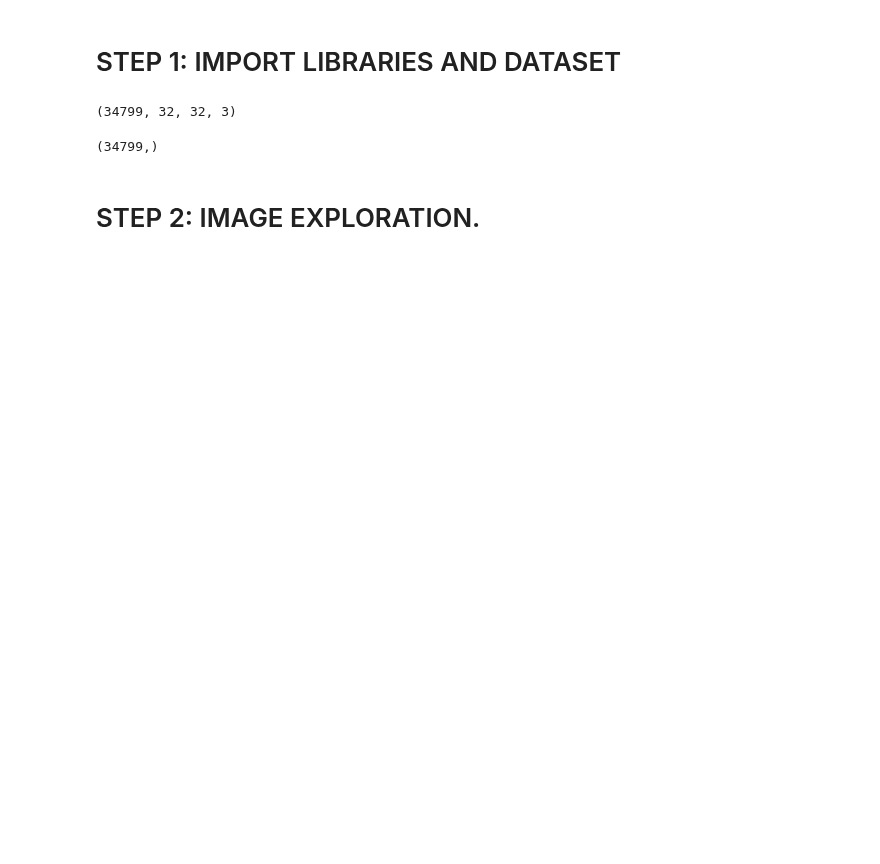
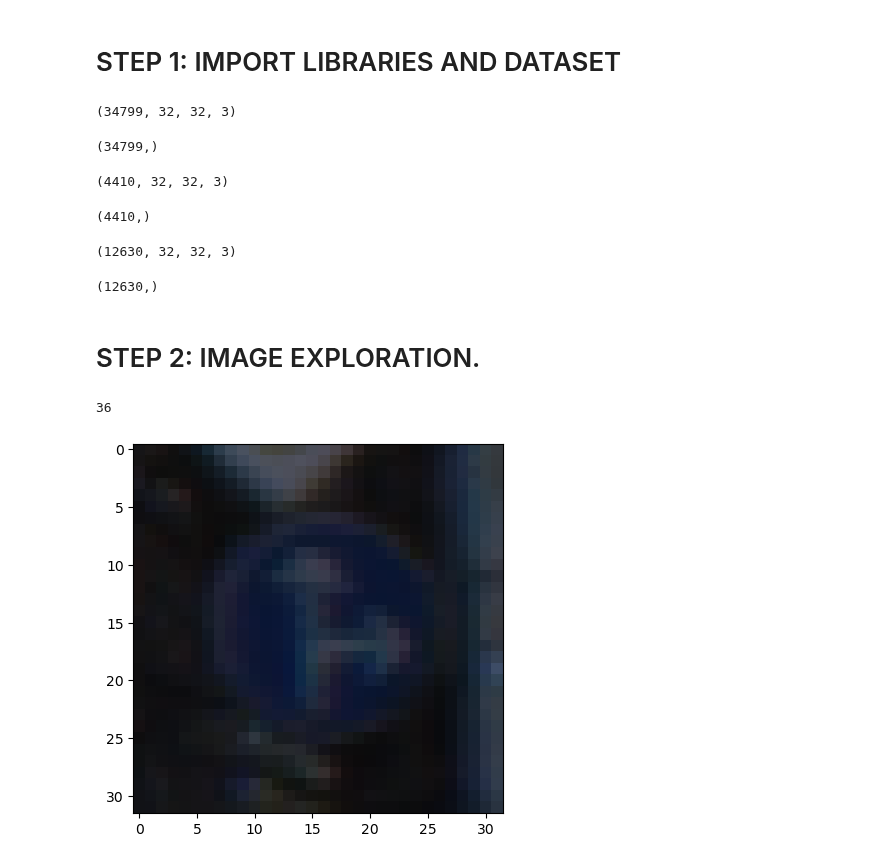
Before and after one commit to elarsaks/8ML-Projects, a Jupyter notebook: Project 5/MySolution.ipynb, the cells around one changed output. Drawn from its saved outputs; the diff is of its cells as text; code cells hidden in the pictures; blank space fills up the shorter version.

```diff
--- a/Project 5/MySolution.ipynb
+++ b/Project 5/MySolution.ipynb
@@ -31,5 +31,28 @@ X_train.shape
 y_train.shape
 # %% [output]
 (34799,)
+# %%
+X_validation.shape
+# %% [output]
+(4410, 32, 32, 3)
+# %%
+y_validation.shape
+# %% [output]
+(4410,)
+# %%
+X_test.shape
+# %% [output]
+(12630, 32, 32, 3)
+# %%
+y_test.shape
+# %% [output]
+(12630,)
 # %% [markdown]
 # STEP 2: IMAGE EXPLORATION.
+# %%
+i = 1001
+plt.imshow(X_train[i]) # Show images are not shuffled
+y_train[i]
+# %% [output]
+36
+[figure, added]
```
Also changed, not shown: parts of 8 cells of this notebook.
